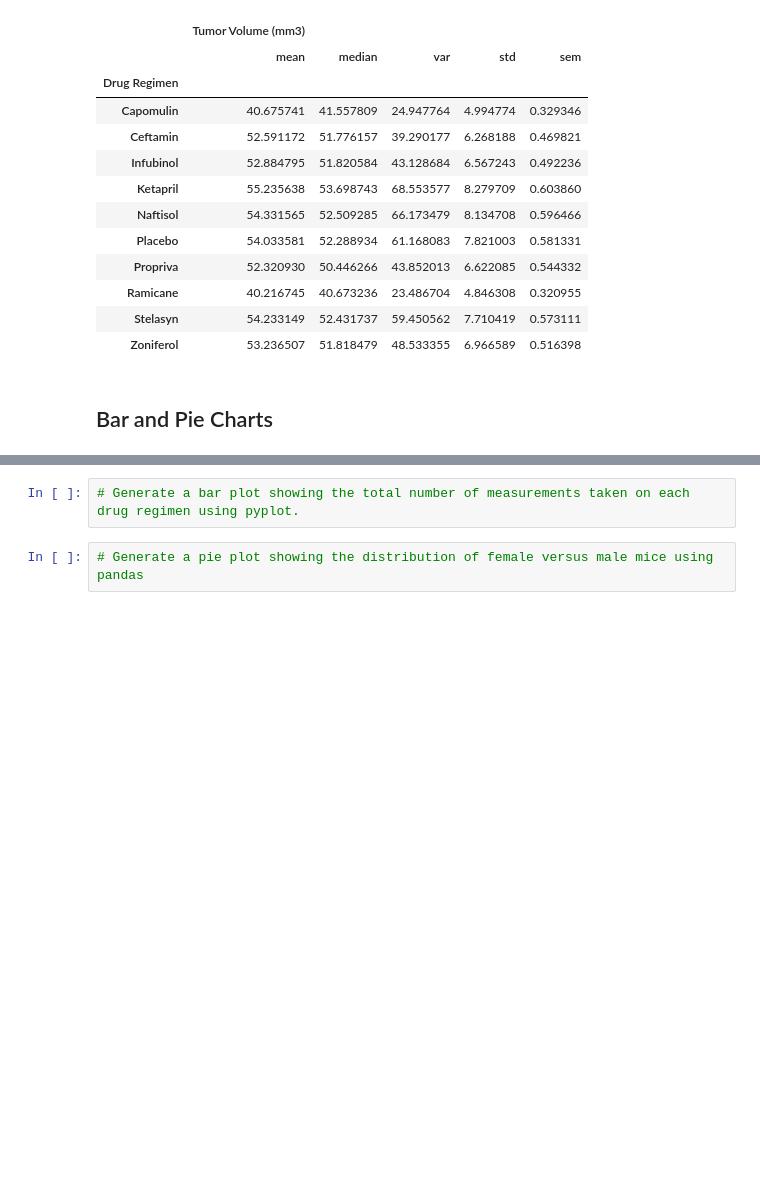
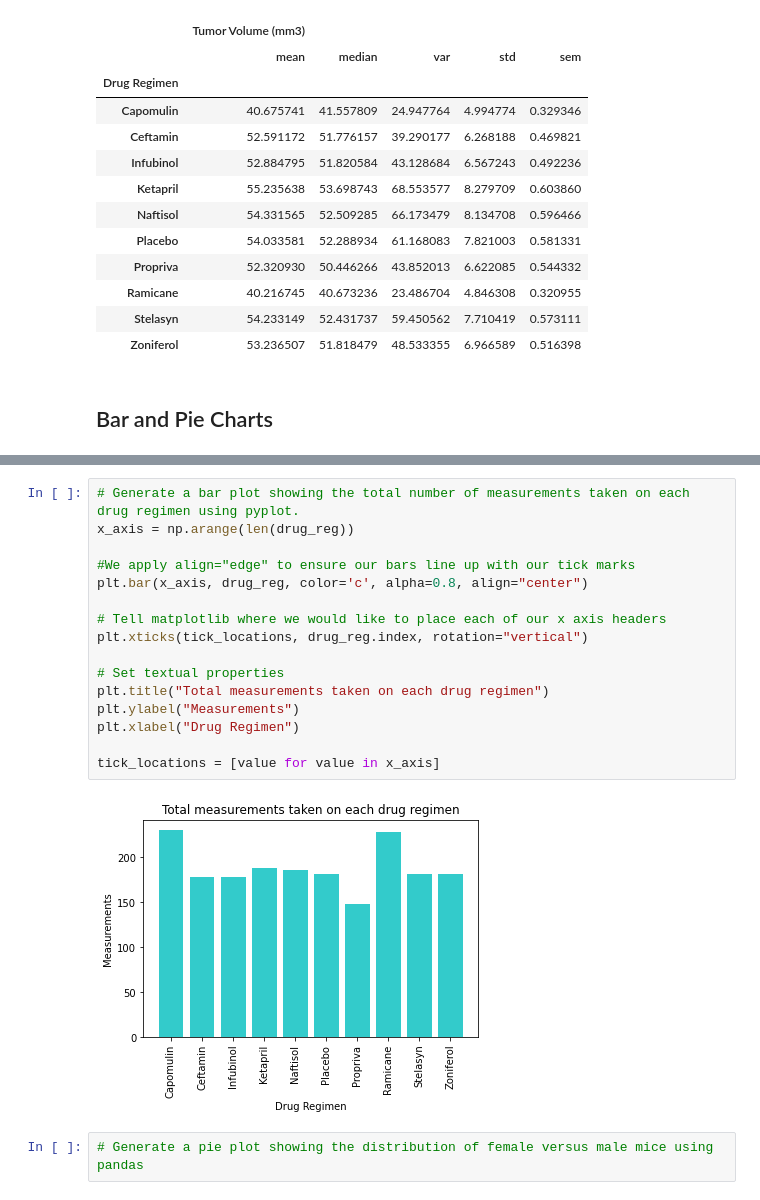
Before and after one commit to Sunny419-hub/Matplotlib-challenge, a Jupyter notebook: Pymaceuticals/pymaceuticals.ipynb, the cells around one changed output, grey strips where cells are left out. Saved outputs shown, nothing was run; the diff lists cells and outputs as text; blank space fills up the shorter version.

```diff
--- a/Pymaceuticals/pymaceuticals.ipynb
+++ b/Pymaceuticals/pymaceuticals.ipynb
@@ -163,5 +166,21 @@ plt.show()
-# %%
-# Generate a bar plot showing the total number of measurements taken on each drug regimen using pyplot.
+# %%
+# Generate a bar plot showing the total number of measurements taken on each drug regimen using pyplot.
+x_axis = np.arange(len(drug_reg))
+
+#We apply align="edge" to ensure our bars line up with our tick marks
+plt.bar(x_axis, drug_reg, color='c', alpha=0.8, align="center")
+
+# Tell matplotlib where we would like to place each of our x axis headers
+plt.xticks(tick_locations, drug_reg.index, rotation="vertical")
+
+# Set textual properties
+plt.title("Total measurements taken on each drug regimen")
+plt.ylabel("Measurements")
+plt.xlabel("Drug Regimen")
+
+tick_locations = [value for value in x_axis]
+# %% [output]
+[figure, added]
 # %%
 # Generate a pie plot showing the distribution of female versus male mice using pandas
 # %%
```
Also changed, not shown: parts of 1 cell of this notebook.
